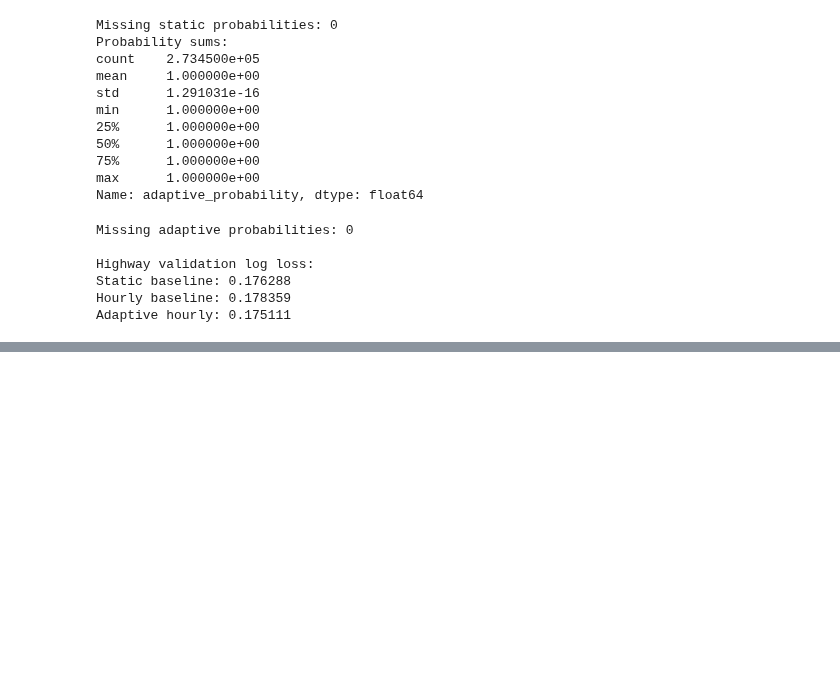
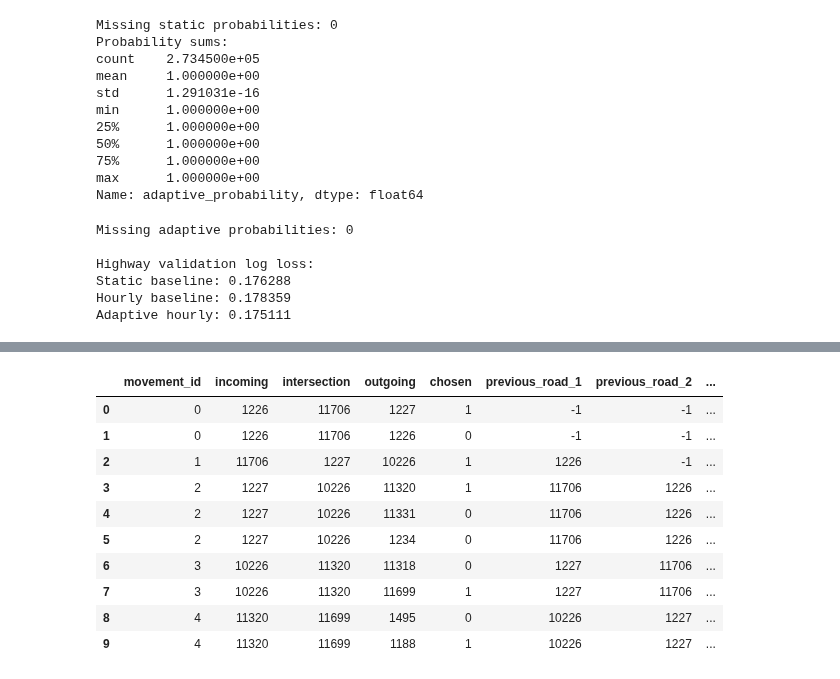
Before and after one commit to grigorashchenkoea/ev-traffic-charging-prediction, a Jupyter notebook: notebooks/01_data_exploration.ipynb, the cells around one changed output, grey strips where cells are left out. Drawn from its saved outputs; the diff is of its cells as text; code cells hidden in the pictures; blank space fills up the shorter version.

```diff
--- a/notebooks/01_data_exploration.ipynb
+++ b/notebooks/01_data_exploration.ipynb
@@ -4430,0 +6159,14 @@ Adaptive hourly: 0.175111
+# %%
+# Hourly counts from historical reference only
+reference_hourly_counts = (
+    reference_movements
+    .groupby(
+        ["incoming", "intersection", "outgoing", "hour"]
+    )
+    .size()
+    .rename("hourly_count")
+    .reset_index()
+)
+
+print("Observed hourly turn combinations:", len(reference_hourly_counts))
+display(reference_hourly_counts.head())
@@ -4430,0 +7001,55 @@ Adaptive hourly: 0.175111
+# %%
+# Attach trajectory history to candidate-level training data
+model_train_candidates = model_train_candidates.merge(
+    model_train_history[
+        ["movement_id"] + history_columns
+    ],
+    on="movement_id",
+    how="left",
+    validate="many_to_one"
+)
+
+# Reduce memory usage
+model_train_candidates["previous_road_1"] = (
+    model_train_candidates["previous_road_1"].astype("int32")
+)
+
+model_train_candidates["previous_road_2"] = (
+    model_train_candidates["previous_road_2"].astype("int32")
+)
+
+model_train_candidates["trip_position"] = (
+    model_train_candidates["trip_position"].astype("int32")
+)
+
+# Validate
+print("Candidate rows:", len(model_train_candidates))
+
+print(
+    "Missing history features:",
+    model_train_candidates[history_columns]
+    .isna()
+    .sum()
+    .sum()
+)
+
+print(
+    "Exactly one chosen road per movement:",
+    model_train_candidates.groupby("movement_id")["chosen"]
+    .sum()
+    .eq(1)
+    .all()
+)
+
+display(
+    model_train_candidates[
+        [
+            "movement_id",
+            "incoming",
+            "intersection",
+            "outgoing",
+            "chosen"
+        ] + history_columns
+    ].head(10)
+)
+# %% [output]
@@ -4430,0 +7059,11 @@ Adaptive hourly: 0.175111
+|  | movement_id | incoming | intersection | outgoing | chosen | previous_road_1 | previous_road_2 | ... |
+| 0 | 0 | 1226 | 11706 | 1227 | 1 | -1 | -1 | ... |
+| 1 | 0 | 1226 | 11706 | 1226 | 0 | -1 | -1 | ... |
+| 2 | 1 | 11706 | 1227 | 10226 | 1 | 1226 | -1 | ... |
+| 3 | 2 | 1227 | 10226 | 11320 | 1 | 11706 | 1226 | ... |
+| 4 | 2 | 1227 | 10226 | 11331 | 0 | 11706 | 1226 | ... |
+| 5 | 2 | 1227 | 10226 | 1234 | 0 | 11706 | 1226 | ... |
+| 6 | 3 | 10226 | 11320 | 11318 | 0 | 1227 | 11706 | ... |
+| 7 | 3 | 10226 | 11320 | 11699 | 1 | 1227 | 11706 | ... |
+| 8 | 4 | 11320 | 11699 | 1495 | 0 | 10226 | 1227 | ... |
+| 9 | 4 | 11320 | 11699 | 1188 | 1 | 10226 | 1227 | ... |
```
Also changed, not shown: parts of 97 cells of this notebook.
